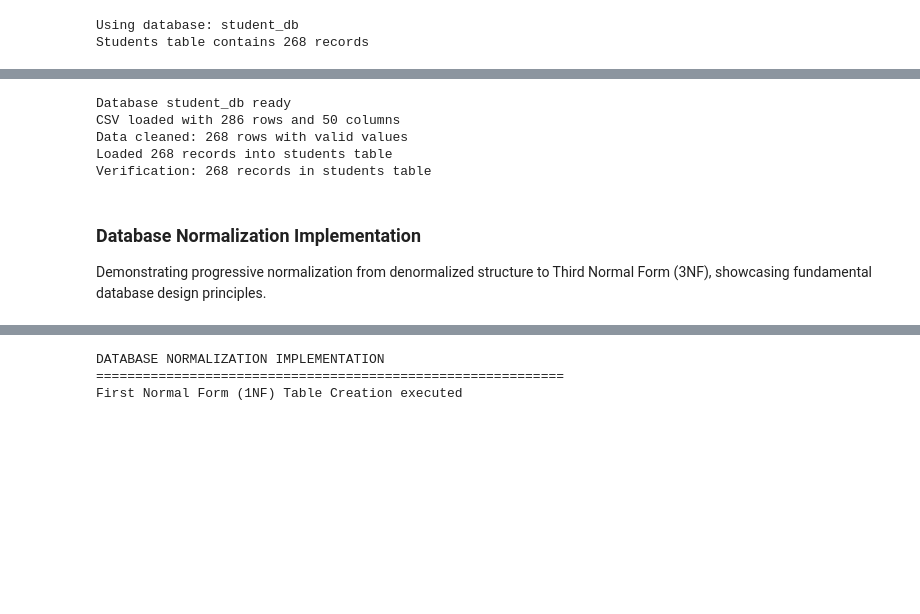
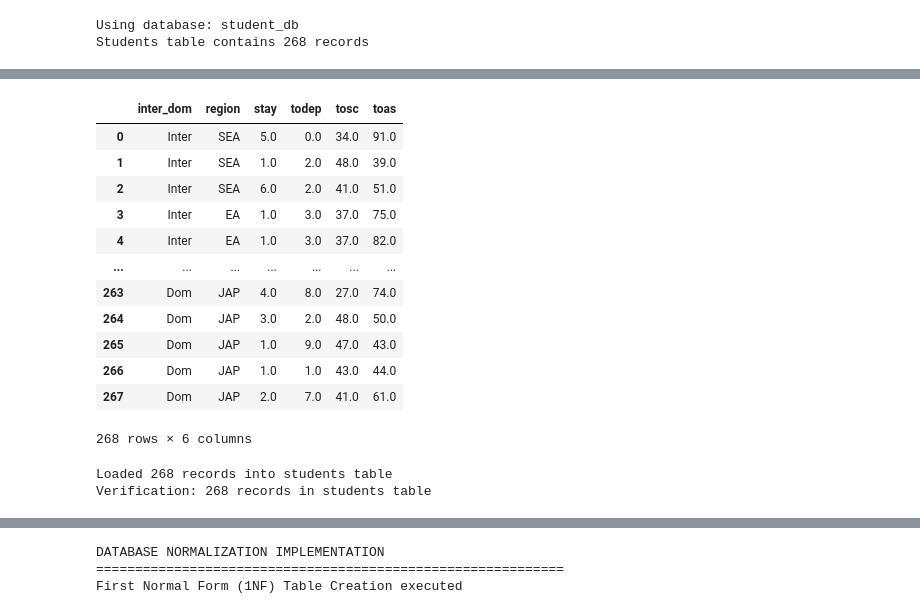
Before and after one commit to TeslimAdeyanju/portfolio-06-student-wellbeing-sql, a Jupyter notebook: advanced-student-wellbeing-sql-analysis.ipynb, the cells around one changed output, grey strips where cells are left out. Drawn from its saved outputs; the diff is of its cells as text; code cells hidden in the pictures; blank space fills up the shorter version.

```diff
--- a/advanced-student-wellbeing-sql-analysis.ipynb
+++ b/advanced-student-wellbeing-sql-analysis.ipynb
@@ -307,31 +354,20 @@ Students table contains 268 records
+# %%
+df_clean
+# %% [output]
+|  | inter_dom | region | stay | todep | tosc | toas |
+| 0 | Inter | SEA | 5.0 | 0.0 | 34.0 | 91.0 |
+| 1 | Inter | SEA | 1.0 | 2.0 | 48.0 | 39.0 |
+| 2 | Inter | SEA | 6.0 | 2.0 | 41.0 | 51.0 |
+| 3 | Inter | EA | 1.0 | 3.0 | 37.0 | 75.0 |
+| 4 | Inter | EA | 1.0 | 3.0 | 37.0 | 82.0 |
+| ... | ... | ... | ... | ... | ... | ... |
+| 263 | Dom | JAP | 4.0 | 8.0 | 27.0 | 74.0 |
+| 264 | Dom | JAP | 3.0 | 2.0 | 48.0 | 50.0 |
+| 265 | Dom | JAP | 1.0 | 9.0 | 47.0 | 43.0 |
+| 266 | Dom | JAP | 1.0 | 1.0 | 43.0 | 44.0 |
+| 267 | Dom | JAP | 2.0 | 7.0 | 41.0 | 61.0 |
+268 rows × 6 columns
 # %%
-# Setup: Create Database and Load CSV Data
-
-cursor.execute("CREATE DATABASE IF NOT EXISTS student_db")
-conn.database = 'student_db'
-print("Database student_db ready")
-
-# Load CSV
-df = pd.read_csv('students.csv')
-print(f"CSV loaded with {len(df)} rows and {len(df.columns)} columns")
-
-# Select and clean only the key columns needed
-df_clean = df[['inter_dom', 'region', 'stay', 'todep', 'tosc', 'toas']].copy()
-
-# Drop rows with all NaN in key columns
-df_clean = df_clean.dropna(subset=['stay', 'todep', 'tosc', 'toas'], how='all')
-
-# Convert columns to appropriate types
-df_clean['stay'] = pd.to_numeric(df_clean['stay'], errors='coerce')
-df_clean['todep'] = pd.to_numeric(df_clean['todep'], errors='coerce')
-df_clean['tosc'] = pd.to_numeric(df_clean['tosc'], errors='coerce')
-df_clean['toas'] = pd.to_numeric(df_clean['toas'], errors='coerce')
-
-# Remove rows where key values are NaN
-df_clean = df_clean.dropna(subset=['todep', 'tosc', 'toas'])
-
-print(f"Data cleaned: {len(df_clean)} rows with valid values")
-
 # Create table
 cursor.execute("""
 DROP TABLE IF EXISTS students
@@ -372,12 +408,5 @@ cursor.execute("SELECT COUNT(*) FROM students")
 count = cursor.fetchone()[0]
 print(f"Verification: {count} records in students table")
 # %% [output]
-Database student_db ready
-CSV loaded with 286 rows and 50 columns
-Data cleaned: 268 rows with valid values
 Loaded 268 records into students table
 Verification: 268 records in students table
-# %% [markdown]
-### Database Normalization Implementation
-
-Demonstrating progressive normalization from denormalized structure to Third Normal Form (3NF), showcasing fundamental database design principles.
```
Also changed, not shown: parts of 33 cells of this notebook, 2 other files.
